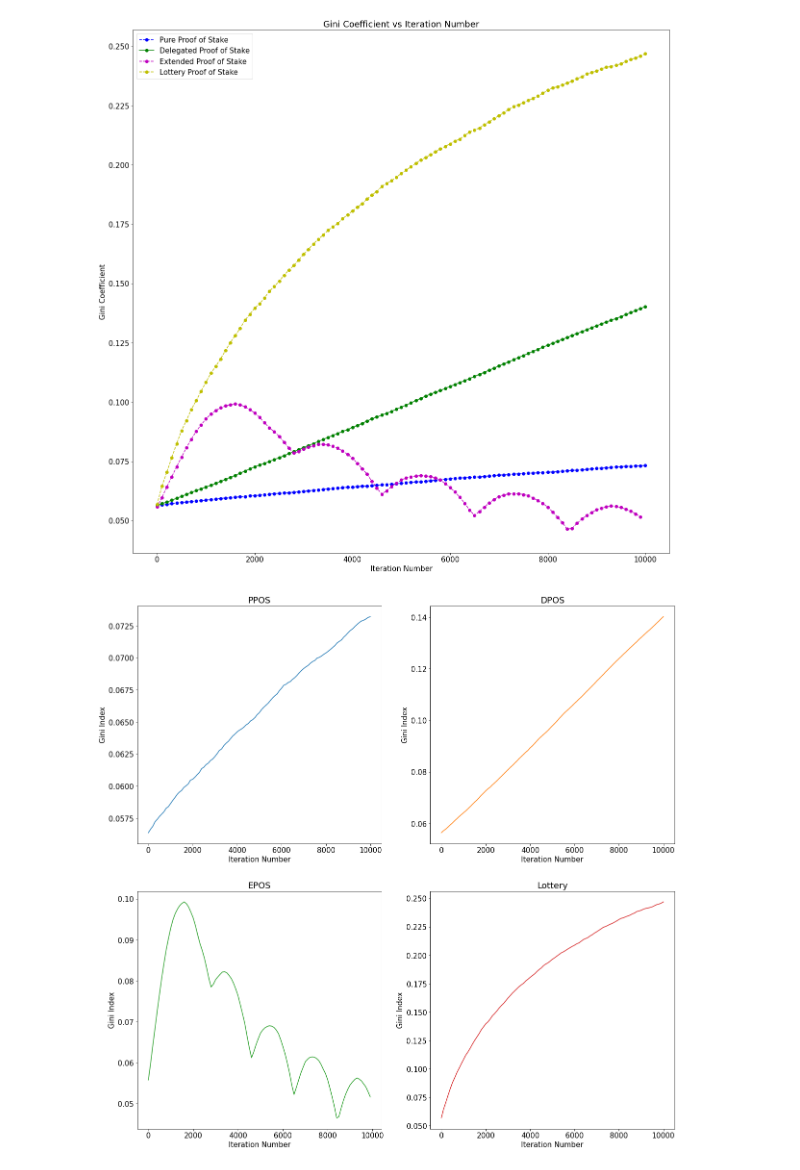
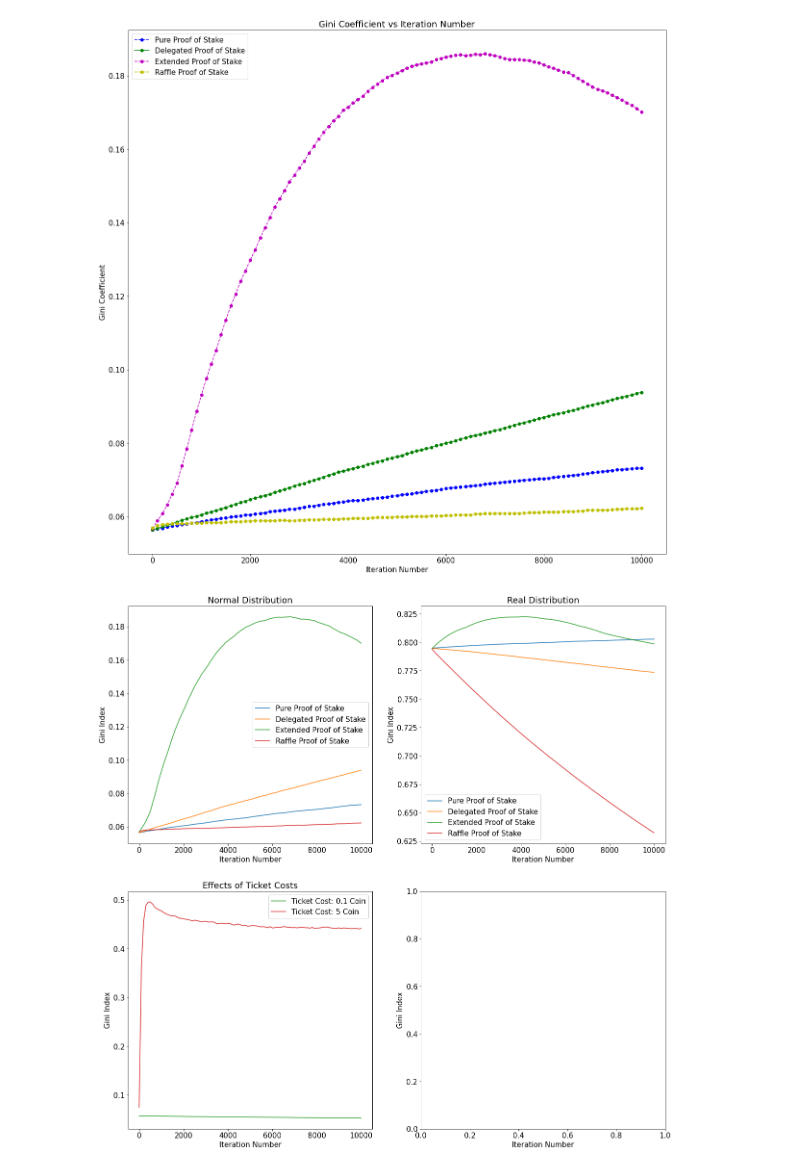
Before and after one commit to jiajia20/Intro_crypto, a Jupyter notebook: visualize_pos_models.ipynb, the cells around one changed output. Cells and saved outputs as stored; diff of their text form; code cells hidden in the pictures.

```diff
--- a/visualize_pos_models.ipynb
+++ b/visualize_pos_models.ipynb
@@ -12,18 +12,31 @@ pPos_res = pd.read_csv("pPOS_results.csv")
 dPos_res = pd.read_csv("dPOS_results.csv")
 ePos_res = pd.read_csv("ePOS_results.csv")
 lottery_res = pd.read_csv("lottery_results.csv")
+lottery_res_l = pd.read_csv("lottery_results_low_cost.csv")
+lottery_res_h = pd.read_csv("lottery_results_high_cost.csv")
+
+pPos_res_r = pd.read_csv("pPOS_real_results.csv")
+dPos_res_r = pd.read_csv("dPOS_real_results.csv")
+ePos_res_r = pd.read_csv("ePOS_real_results.csv")
+lottery_res_r = pd.read_csv("lottery_real_results.csv")
 
 x_p,y_p=pPos_res["iteration"], pPos_res["gini coefficient"]
+x_pr,y_pr=pPos_res_r["iteration"], pPos_res_r["gini coefficient"]
 plt.plot(x_p,y_p, '--bo', label='Pure Proof of Stake')
 
 x_d,y_d=dPos_res["iteration"], dPos_res["gini coefficient"]
+x_dr,y_dr=dPos_res_r["iteration"], dPos_res_r["gini coefficient"]
 plt.plot(x_d,y_d, '-go', label='Delegated Proof of Stake')
 
 x_e,y_e= ePos_res["iteration"], ePos_res["gini coefficient"]
+x_er,y_er= ePos_res_r["iteration"], ePos_res_r["gini coefficient"]
 plt.plot(x_e,y_e, '--mo', label = 'Extended Proof of Stake')
 
 x_l,y_l= lottery_res["iteration"], lottery_res["gini coefficient"]
-plt.plot(x_l,y_l, '--yo',label = 'Lottery Proof of Stake' )
+x_lr,y_lr= lottery_res_r["iteration"], lottery_res_r["gini coefficient"]
+x_ll,y_ll= lottery_res_l["iteration"], lottery_res_l["gini coefficient"]
+x_lh,y_lh= lottery_res_h["iteration"], lottery_res_h["gini coefficient"]
+plt.plot(x_l,y_l, '--yo',label = 'Raffle Proof of Stake' )
 
 plt.xlabel("Iteration Number")
 plt.ylabel("Gini Coefficient")
@@ -32,23 +45,30 @@ plt.title("Gini Coefficient vs Iteration Number")
 plt.legend()
 plt.show()
 # %% [output]
-[figure, old version]
+[figure, new version]
 # %%
 fig, axs = plt.subplots(2, 2)
-axs[0, 0].plot(x_p, y_p)
-axs[0, 0].set_title('PPOS')
-axs[0, 1].plot(x_d, y_d, 'tab:orange')
-axs[0, 1].set_title('DPOS')
-axs[1, 0].plot(x_e, y_e, 'tab:green')
-axs[1, 0].set_title('EPOS')
-axs[1, 1].plot(x_l, y_l, 'tab:red')
-axs[1, 1].set_title('Lottery')
-
+axs[0, 0].plot(x_p, y_p, label='Pure Proof of Stake')
+axs[0, 0].plot(x_d, y_d, 'tab:orange', label='Delegated Proof of Stake')
+axs[0, 0].plot(x_e, y_e, 'tab:green', label='Extended Proof of Stake')
+axs[0, 0].plot(x_l, y_l, 'tab:red', label='Raffle Proof of Stake')
+axs[0, 0].set_title('Normal Distribution')
+axs[0, 0].legend()
+axs[0, 1].plot(x_pr, y_pr, label='Pure Proof of Stake')
+axs[0, 1].plot(x_dr, y_dr, 'tab:orange', label='Delegated Proof of Stake')
+axs[0, 1].plot(x_er, y_er, 'tab:green', label='Extended Proof of Stake')
+axs[0, 1].plot(x_lr, y_lr, 'tab:red', label='Raffle Proof of Stake')
+axs[0, 1].set_title('Real Distribution')
+axs[0, 1].legend()
+axs[1, 0].plot(x_ll, y_ll, 'tab:green', label='Ticket Cost: 0.1 Coin')
+axs[1, 0].plot(x_lh, y_lh, 'tab:red', label='Ticket Cost: 5 Coin')
+axs[1, 0].set_title('Effects of Ticket Costs')
+axs[1, 0].legend()
 for ax in axs.flat:
     ax.set(xlabel='Iteration Number', ylabel='Gini Index')
 
 # Hide x labels and tick labels for top plots and y ticks for right plots.
 # for ax in axs.flat:
 #     ax.label_outer()
 # %% [output]
-[figure, old version]
+[figure, new version]
```
Also changed, not shown: parts of 2 cells of this notebook, 10 other files.
